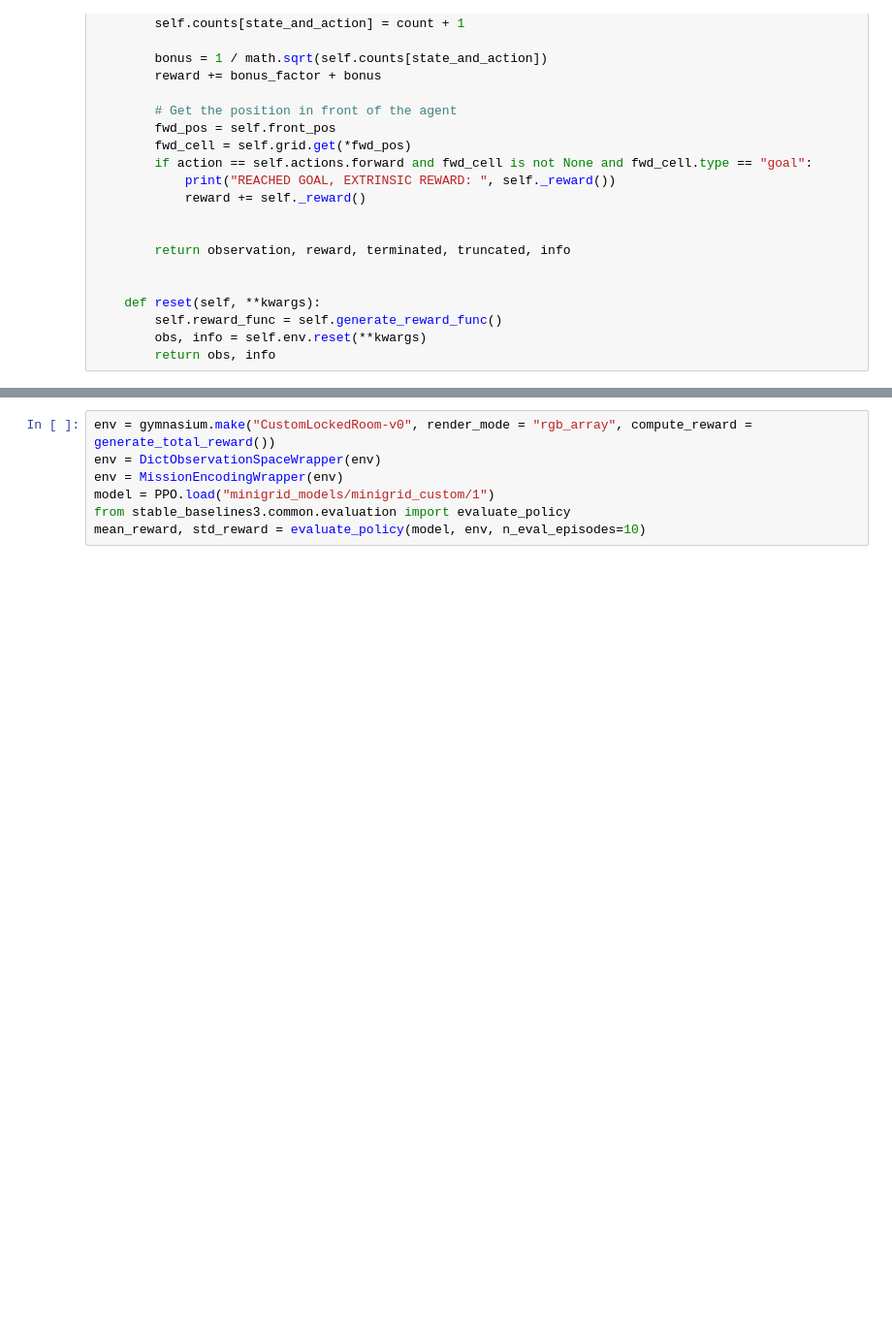
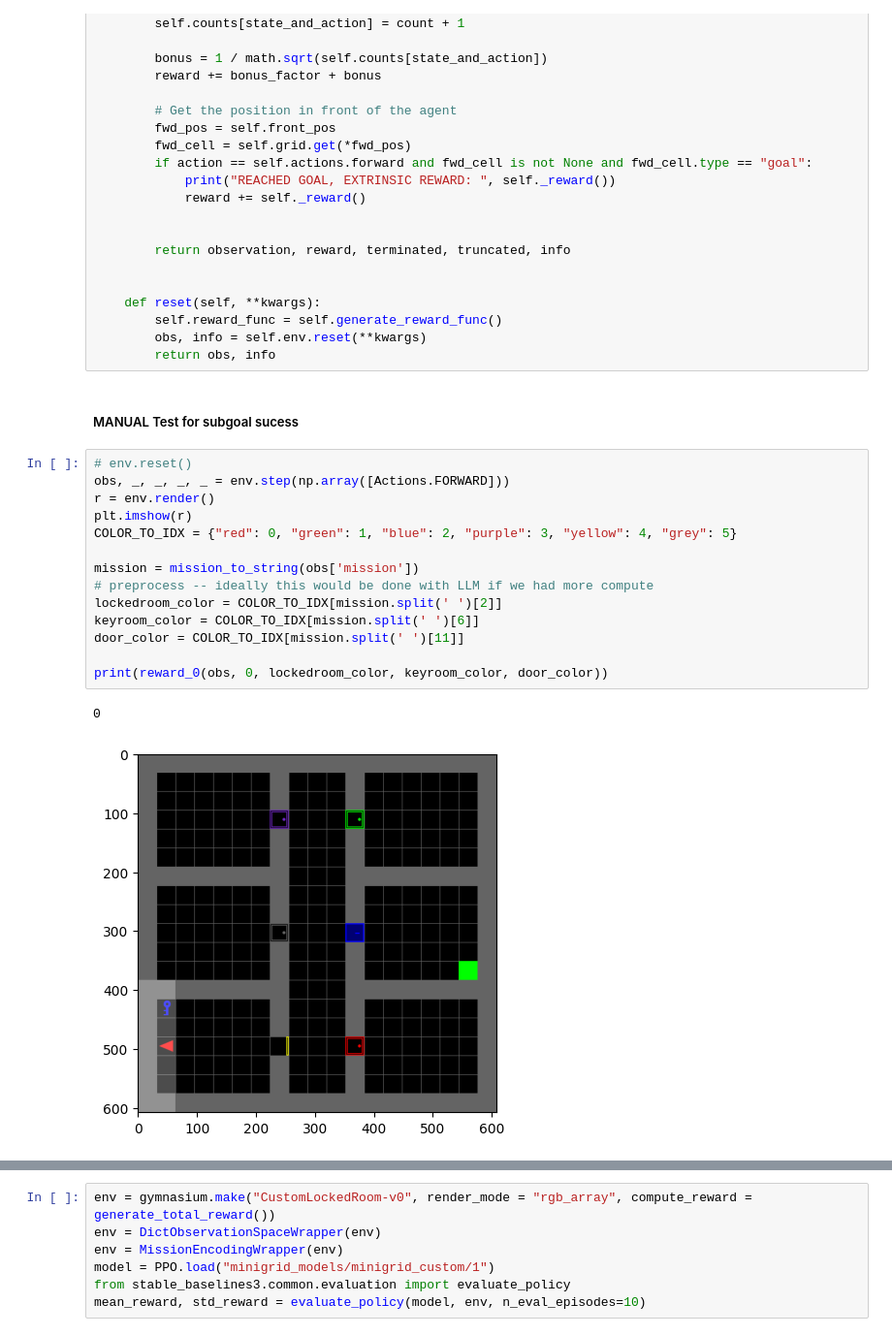
Before and after one commit to luciengaitskell/language-reward-design, a Jupyter notebook: kai/minigrid.ipynb, the cells around one changed output, grey strips where cells are left out. Shown at 97% size. Cells and saved outputs as stored; diff of their text form; blank space fills up the shorter version.

```diff
--- a/kai/minigrid.ipynb
+++ b/kai/minigrid.ipynb
@@ -528,6 +476,25 @@ class CustomRewardWrapper(RewardWrapper):
         self.reward_func = self.generate_reward_func()
         obs, info = self.env.reset(**kwargs)
         return obs, info
+# %% [markdown]
+##### MANUAL Test for subgoal sucess
+# %%
+# env.reset()
+obs, _, _, _, _ = env.step(np.array([Actions.FORWARD]))
+r = env.render()
+plt.imshow(r)
+COLOR_TO_IDX = {"red": 0, "green": 1, "blue": 2, "purple": 3, "yellow": 4, "grey": 5}
+
+mission = mission_to_string(obs['mission'])
+# preprocess -- ideally this would be done with LLM if we had more compute
+lockedroom_color = COLOR_TO_IDX[mission.split(' ')[2]]
+keyroom_color = COLOR_TO_IDX[mission.split(' ')[6]]
+door_color = COLOR_TO_IDX[mission.split(' ')[11]]
+
+print(reward_0(obs, 0, lockedroom_color, keyroom_color, door_color))
+# %% [output]
+0
+[figure, added]
 # %%
 import cv2
 EPSILON = 0.1
```
Also changed, not shown: parts of 13 cells of this notebook.
